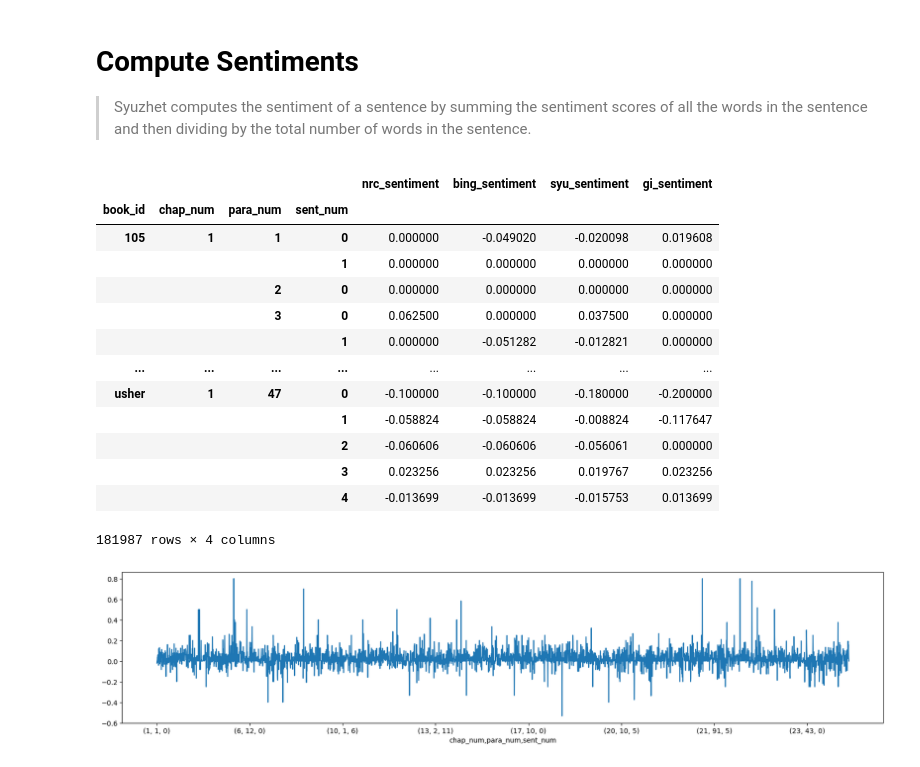
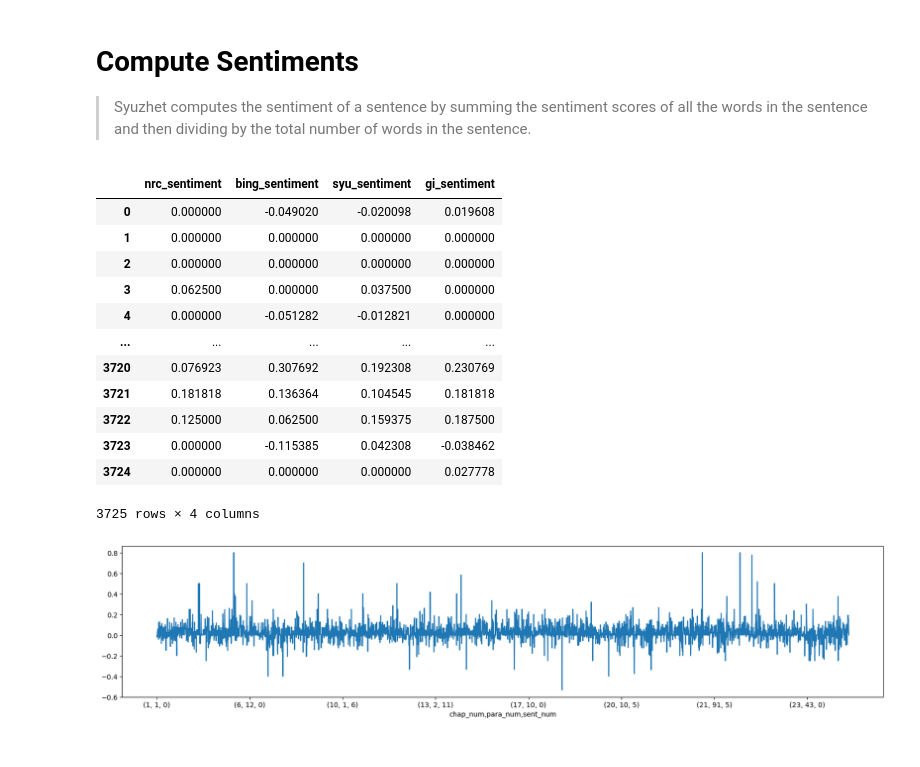
Before and after one commit to ontoligent/DS5001-2023-01-R, a Jupyter notebook: lessons/M11_Narrative/M11_01_ExportBooksWithSentiment.ipynb, the cells around one changed output. Cells and saved outputs as stored; diff of their text form; code cells hidden in the pictures.

```diff
--- a/lessons/M11_Narrative/M11_01_ExportBooksWithSentiment.ipynb
+++ b/lessons/M11_Narrative/M11_01_ExportBooksWithSentiment.ipynb
@@ -234,23 +233,24 @@ def get_sentiments(bag:int = 3):
 SENTS = get_sentiments(4)
 PARAS = get_sentiments(3)
 CHAPS = get_sentiments(2)
-# %%
-SENTS
-# %% [output]
-|  |  |  |  | nrc_sentiment | bing_sentiment | syu_sentiment | gi_sentiment |
-| book_id | chap_num | para_num | sent_num |  |  |  |  |
-| 105 | 1 | 1 | 0 | 0.000000 | -0.049020 | -0.020098 | 0.019608 |
-|  |  |  | 1 | 0.000000 | 0.000000 | 0.000000 | 0.000000 |
-|  |  | 2 | 0 | 0.000000 | 0.000000 | 0.000000 | 0.000000 |
-|  |  | 3 | 0 | 0.062500 | 0.000000 | 0.037500 | 0.000000 |
-|  |  |  | 1 | 0.000000 | -0.051282 | -0.012821 | 0.000000 |
-| ... | ... | ... | ... | ... | ... | ... | ... |
-| usher | 1 | 47 | 0 | -0.100000 | -0.100000 | -0.180000 | -0.200000 |
-|  |  |  | 1 | -0.058824 | -0.058824 | -0.008824 | -0.117647 |
-|  |  |  | 2 | -0.060606 | -0.060606 | -0.056061 | 0.000000 |
-|  |  |  | 3 | 0.023256 | 0.023256 | 0.019767 | 0.023256 |
-|  |  |  | 4 | -0.013699 | -0.013699 | -0.015753 | 0.013699 |
-181987 rows × 4 columns
+# %%
+G = SENTS.groupby('book_id')
+# %%
+G.get_group(105).reset_index(drop=True)
+# %% [output]
+|  | nrc_sentiment | bing_sentiment | syu_sentiment | gi_sentiment |
+| 0 | 0.000000 | -0.049020 | -0.020098 | 0.019608 |
+| 1 | 0.000000 | 0.000000 | 0.000000 | 0.000000 |
+| 2 | 0.000000 | 0.000000 | 0.000000 | 0.000000 |
+| 3 | 0.062500 | 0.000000 | 0.037500 | 0.000000 |
+| 4 | 0.000000 | -0.051282 | -0.012821 | 0.000000 |
+| ... | ... | ... | ... | ... |
+| 3720 | 0.076923 | 0.307692 | 0.192308 | 0.230769 |
+| 3721 | 0.181818 | 0.136364 | 0.104545 | 0.181818 |
+| 3722 | 0.125000 | 0.062500 | 0.159375 | 0.187500 |
+| 3723 | 0.000000 | -0.115385 | 0.042308 | -0.038462 |
+| 3724 | 0.000000 | 0.000000 | 0.000000 | 0.027778 |
+3725 rows × 4 columns
 # %%
 SENTS.loc[105].syu_sentiment.plot(figsize=(20,4));
 # %% [output]
```
Also changed, not shown: parts of 2 cells of this notebook, 7 other files.
